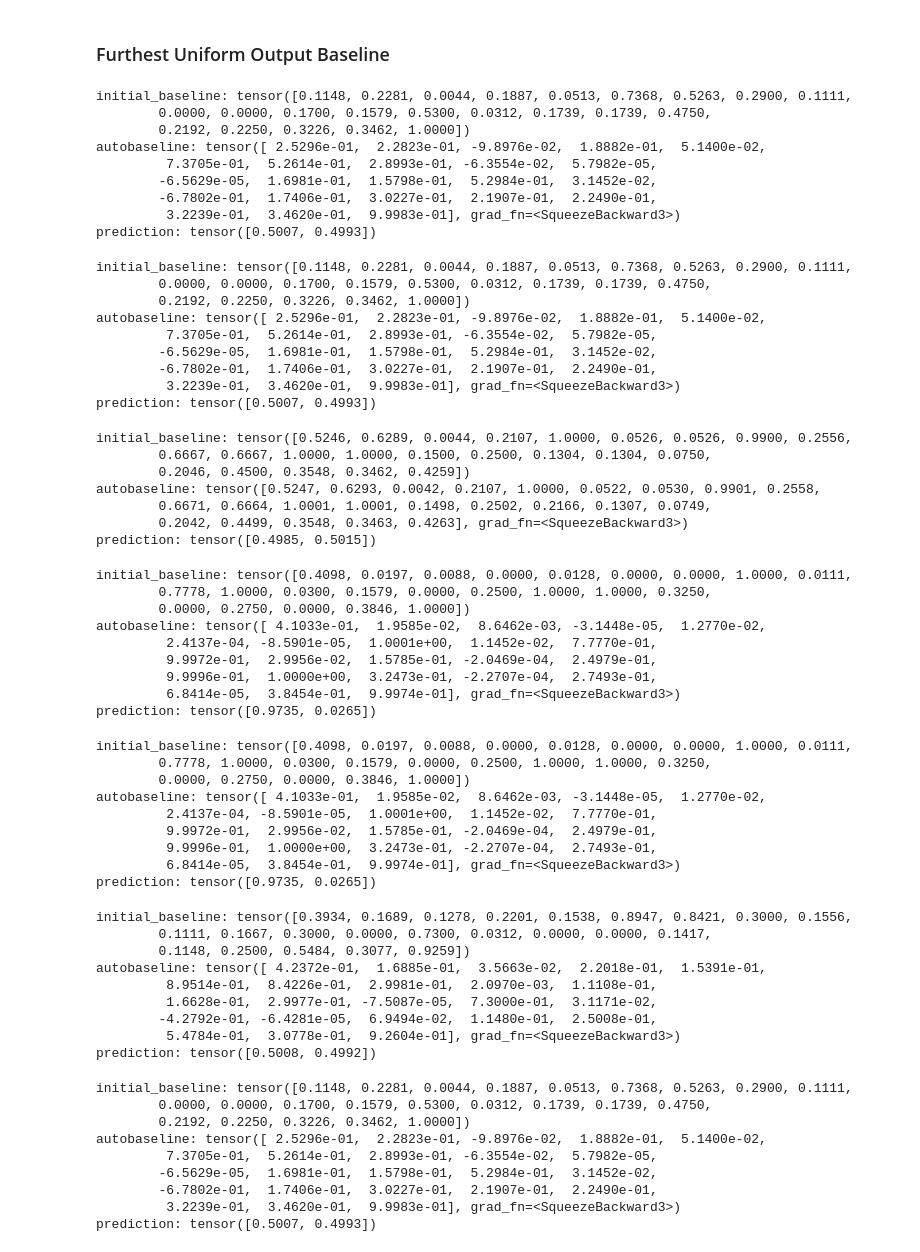
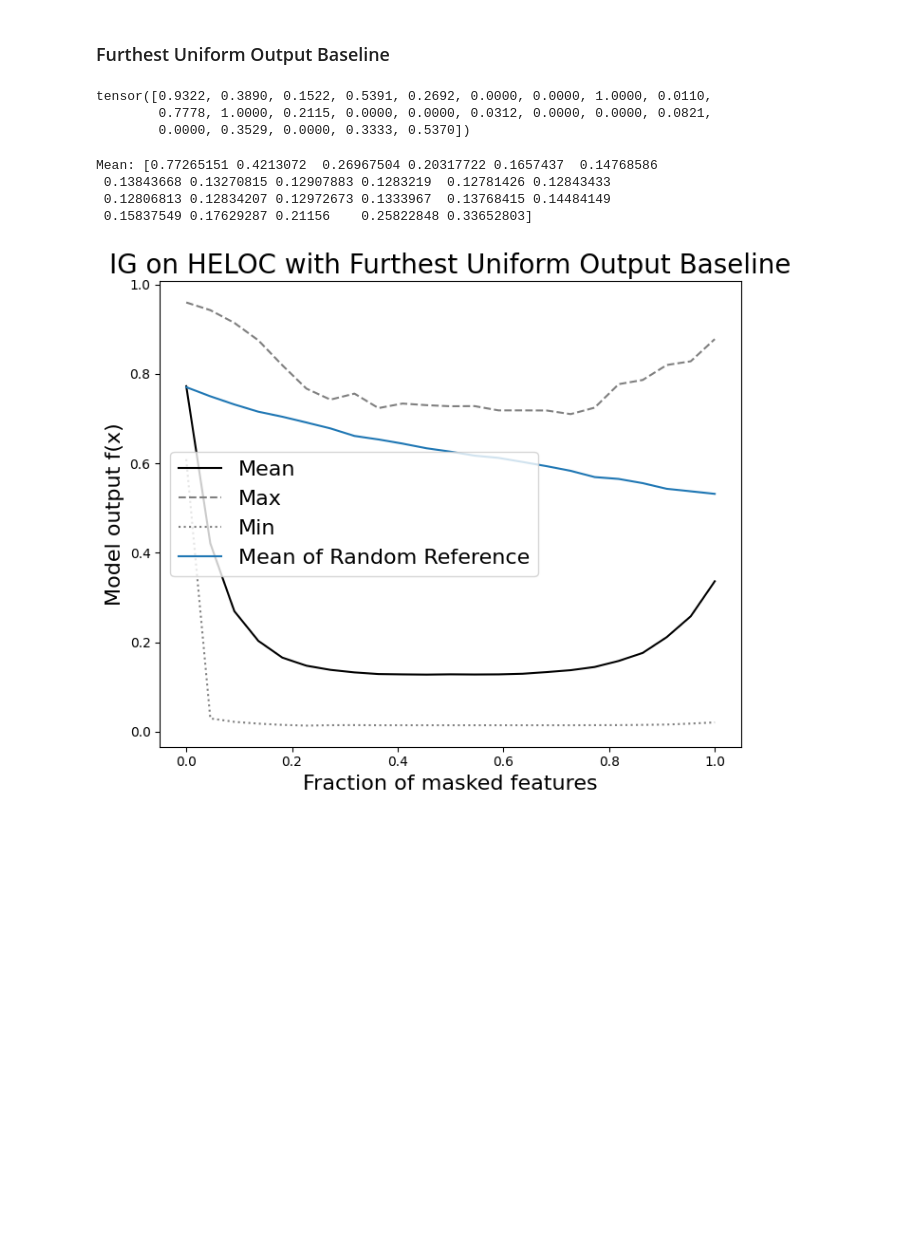
Before and after one commit to mrschmdt/XAI-baselines, a Jupyter notebook: baseline_test.ipynb, the cells around one changed output. Drawn from its saved outputs; the diff is of its cells as text; code cells hidden in the pictures; blank space fills up the shorter version.

```diff
--- a/baseline_test.ipynb
+++ b/baseline_test.ipynb
@@ -109,87 +111,34 @@ Mean: [0.77265151 0.42577006 0.28536788 0.21114943 0.16369081 0.12241601
 # %%
 from baselines.precomputed import set_precomputed_furthest_uniform_output_baseline, get_precomputed_furthest_uniform_output_baseline
 from evaluation.attribution_methods_evaluator_heloc import AttributionMethodsEvaluator
 from attribution import IntegratedGradient
 from data import HELOC
 
 test_data = HELOC(mode="test")
 train_data = HELOC(mode="train")
 
-set_precomputed_furthest_uniform_output_baseline(dataset_test=test_data, dataset_train=train_data, classification_model=model, baseline_error_weight=0.6)
+#set_precomputed_furthest_uniform_output_baseline(dataset_test=test_data, dataset_train=train_data, classification_model=model, baseline_error_weight=0.6)
 baseline_generator = get_precomputed_furthest_uniform_output_baseline()
 
 ig = IntegratedGradient(model)
 
 print(test_data[0][0])
 
 evaluator = AttributionMethodsEvaluator(model,dataset="HELOC")
 evaluator.visualize_log_odds_of_dataset(
     attribute=ig.attribute,
     title="IG on HELOC with Furthest Uniform Output Baseline",
     attribution_baseline=baseline_generator,
     masking_baseline=baseline_generator,
     apply_log=False,
     num_samples=100
 )
 # %% [output]
-initial_baseline: tensor([0.1148, 0.2281, 0.0044, 0.1887, 0.0513, 0.7368, 0.5263, 0.2900, 0.1111,
-        0.0000, 0.0000, 0.1700, 0.1579, 0.5300, 0.0312, 0.1739, 0.1739, 0.4750,
-        0.2192, 0.2250, 0.3226, 0.3462, 1.0000])
-autobaseline: tensor([ 2.5296e-01,  2.2823e-01, -9.8976e-02,  1.8882e-01,  5.1400e-02,
-         7.3705e-01,  5.2614e-01,  2.8993e-01, -6.3554e-02,  5.7982e-05,
-        -6.5629e-05,  1.6981e-01,  1.5798e-01,  5.2984e-01,  3.1452e-02,
-        -6.7802e-01,  1.7406e-01,  3.0227e-01,  2.1907e-01,  2.2490e-01,
-         3.2239e-01,  3.4620e-01,  9.9983e-01], grad_fn=<SqueezeBackward3>)
-prediction: tensor([0.5007, 0.4993])
+tensor([0.9322, 0.3890, 0.1522, 0.5391, 0.2692, 0.0000, 0.0000, 1.0000, 0.0110,
+        0.7778, 1.0000, 0.2115, 0.0000, 0.0000, 0.0312, 0.0000, 0.0000, 0.0821,
+        0.0000, 0.3529, 0.0000, 0.3333, 0.5370])
-initial_baseline: tensor([0.1148, 0.2281, 0.0044, 0.1887, 0.0513, 0.7368, 0.5263, 0.2900, 0.1111,
-        0.0000, 0.0000, 0.1700, 0.1579, 0.5300, 0.0312, 0.1739, 0.1739, 0.4750,
-        0.2192, 0.2250, 0.3226, 0.3462, 1.0000])
-autobaseline: tensor([ 2.5296e-01,  2.2823e-01, -9.8976e-02,  1.8882e-01,  5.1400e-02,
-         7.3705e-01,  5.2614e-01,  2.8993e-01, -6.3554e-02,  5.7982e-05,
-        -6.5629e-05,  1.6981e-01,  1.5798e-01,  5.2984e-01,  3.1452e-02,
-        -6.7802e-01,  1.7406e-01,  3.0227e-01,  2.1907e-01,  2.2490e-01,
-         3.2239e-01,  3.4620e-01,  9.9983e-01], grad_fn=<SqueezeBackward3>)
-prediction: tensor([0.5007, 0.4993])
+Mean: [0.77265151 0.4213072  0.26967504 0.20317722 0.1657437  0.14768586
+ 0.13843668 0.13270815 0.12907883 0.1283219  0.12781426 0.12843433
+ 0.12806813 0.12834207 0.12972673 0.1333967  0.13768415 0.14484149
+ 0.15837549 0.17629287 0.21156    0.25822848 0.33652803]
-initial_baseline: tensor([0.5246, 0.6289, 0.0044, 0.2107, 1.0000, 0.0526, 0.0526, 0.9900, 0.2556,
-        0.6667, 0.6667, 1.0000, 1.0000, 0.1500, 0.2500, 0.1304, 0.1304, 0.0750,
-        0.2046, 0.4500, 0.3548, 0.3462, 0.4259])
-autobaseline: tensor([0.5247, 0.6293, 0.0042, 0.2107, 1.0000, 0.0522, 0.0530, 0.9901, 0.2558,
-        0.6671, 0.6664, 1.0001, 1.0001, 0.1498, 0.2502, 0.2166, 0.1307, 0.0749,
-        0.2042, 0.4499, 0.3548, 0.3463, 0.4263], grad_fn=<SqueezeBackward3>)
-prediction: tensor([0.4985, 0.5015])
-initial_baseline: tensor([0.4098, 0.0197, 0.0088, 0.0000, 0.0128, 0.0000, 0.0000, 1.0000, 0.0111,
-        0.7778, 1.0000, 0.0300, 0.1579, 0.0000, 0.2500, 1.0000, 1.0000, 0.3250,
-        0.0000, 0.2750, 0.0000, 0.3846, 1.0000])
-autobaseline: tensor([ 4.1033e-01,  1.9585e-02,  8.6462e-03, -3.1448e-05,  1.2770e-02,
-         2.4137e-04, -8.5901e-05,  1.0001e+00,  1.1452e-02,  7.7770e-01,
-         9.9972e-01,  2.9956e-02,  1.5785e-01, -2.0469e-04,  2.4979e-01,
-         9.9996e-01,  1.0000e+00,  3.2473e-01, -2.2707e-04,  2.7493e-01,
-         6.8414e-05,  3.8454e-01,  9.9974e-01], grad_fn=<SqueezeBackward3>)
-prediction: tensor([0.9735, 0.0265])
-initial_baseline: tensor([0.4098, 0.0197, 0.0088, 0.0000, 0.0128, 0.0000, 0.0000, 1.0000, 0.0111,
-        0.7778, 1.0000, 0.0300, 0.1579, 0.0000, 0.2500, 1.0000, 1.0000, 0.3250,
-        0.0000, 0.2750, 0.0000, 0.3846, 1.0000])
-autobaseline: tensor([ 4.1033e-01,  1.9585e-02,  8.6462e-03, -3.1448e-05,  1.2770e-02,
-         2.4137e-04, -8.5901e-05,  1.0001e+00,  1.1452e-02,  7.7770e-01,
-         9.9972e-01,  2.9956e-02,  1.5785e-01, -2.0469e-04,  2.4979e-01,
-         9.9996e-01,  1.0000e+00,  3.2473e-01, -2.2707e-04,  2.7493e-01,
-         6.8414e-05,  3.8454e-01,  9.9974e-01], grad_fn=<SqueezeBackward3>)
-prediction: tensor([0.9735, 0.0265])
-initial_baseline: tensor([0.3934, 0.1689, 0.1278, 0.2201, 0.1538, 0.8947, 0.8421, 0.3000, 0.1556,
-        0.1111, 0.1667, 0.3000, 0.0000, 0.7300, 0.0312, 0.0000, 0.0000, 0.1417,
-        0.1148, 0.2500, 0.5484, 0.3077, 0.9259])
-autobaseline: tensor([ 4.2372e-01,  1.6885e-01,  3.5663e-02,  2.2018e-01,  1.5391e-01,
-         8.9514e-01,  8.4226e-01,  2.9981e-01,  2.0970e-03,  1.1108e-01,
-         1.6628e-01,  2.9977e-01, -7.5087e-05,  7.3000e-01,  3.1171e-02,
-        -4.2792e-01, -6.4281e-05,  6.9494e-02,  1.1480e-01,  2.5008e-01,
-         5.4784e-01,  3.0778e-01,  9.2604e-01], grad_fn=<SqueezeBackward3>)
-prediction: tensor([0.5008, 0.4992])
-initial_baseline: tensor([0.1148, 0.2281, 0.0044, 0.1887, 0.0513, 0.7368, 0.5263, 0.2900, 0.1111,
-        0.0000, 0.0000, 0.1700, 0.1579, 0.5300, 0.0312, 0.1739, 0.1739, 0.4750,
-        0.2192, 0.2250, 0.3226, 0.3462, 1.0000])
-autobaseline: tensor([ 2.5296e-01,  2.2823e-01, -9.8976e-02,  1.8882e-01,  5.1400e-02,
-         7.3705e-01,  5.2614e-01,  2.8993e-01, -6.3554e-02,  5.7982e-05,
-        -6.5629e-05,  1.6981e-01,  1.5798e-01,  5.2984e-01,  3.1452e-02,
-        -6.7802e-01,  1.7406e-01,  3.0227e-01,  2.1907e-01,  2.2490e-01,
-         3.2239e-01,  3.4620e-01,  9.9983e-01], grad_fn=<SqueezeBackward3>)
-prediction: tensor([0.5007, 0.4993])
+[figure, added]
```
Also changed, not shown: parts of 23 cells of this notebook, 7 other files.
